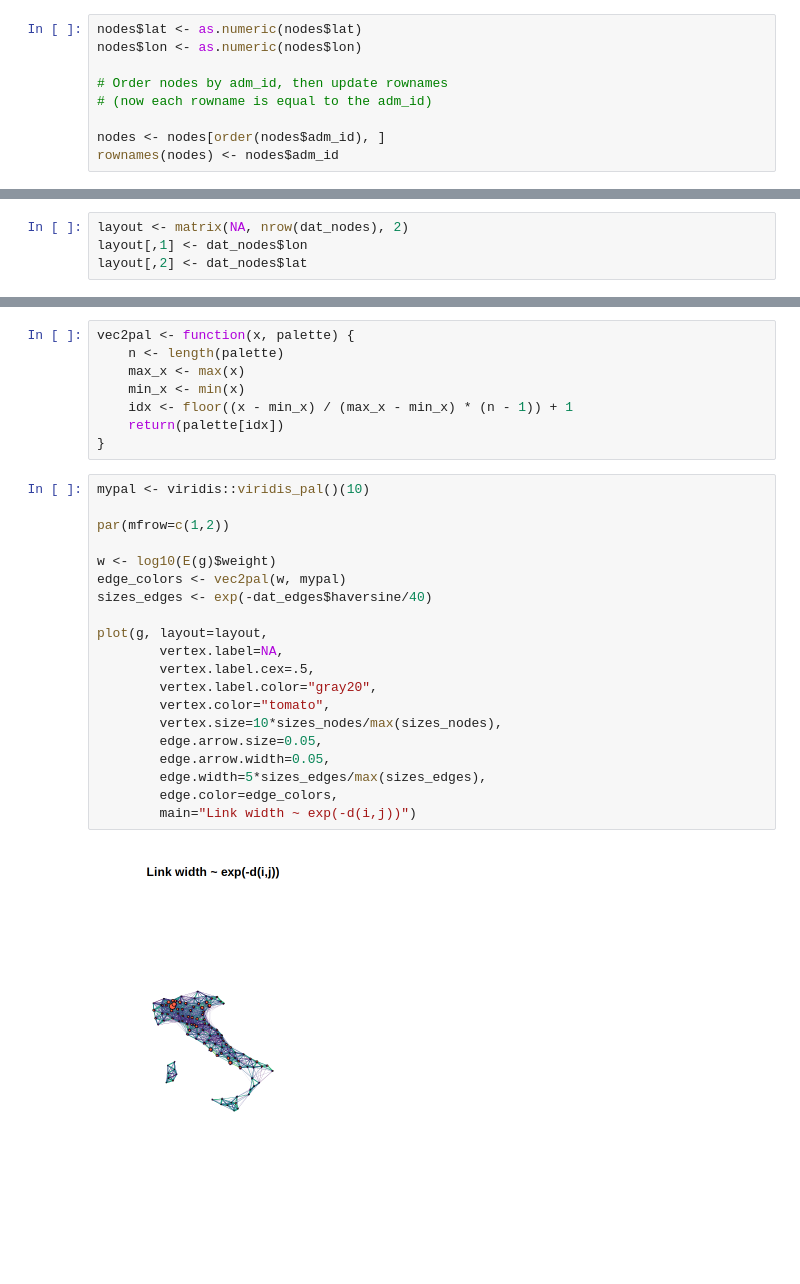
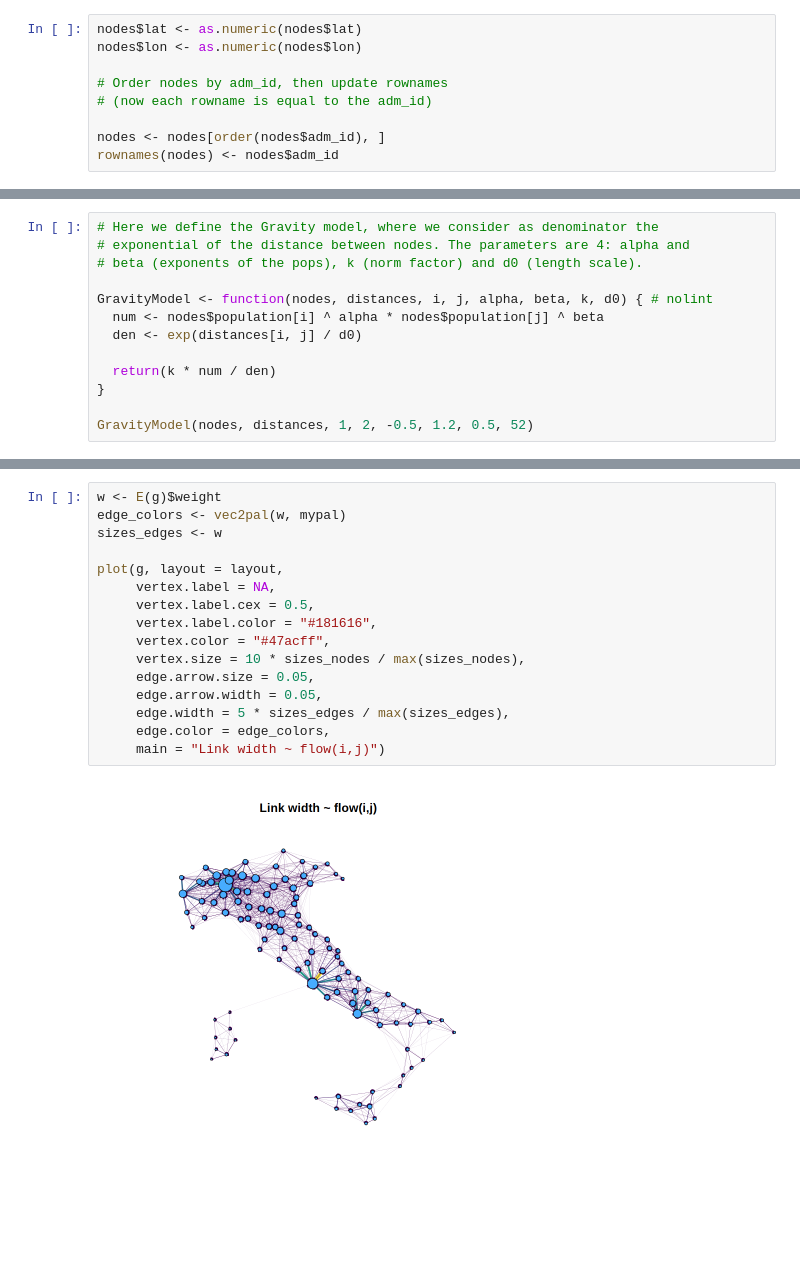
Before and after one commit to Kallo27/Complex_networks, a Jupyter notebook: Lab5.ipynb, the cells around one changed output, grey strips where cells are left out. Drawn from its saved outputs; the diff is of its cells as text; blank space fills up the shorter version.

Commit message:
Done Gravity Model (and visual)

```diff
--- a/Lab5.ipynb
+++ b/Lab5.ipynb
@@ -58,0 +197,13 @@ for (i in 1:nrow(nodes)) {
+# %%
+# Here we define the Gravity model, where we consider as denominator the
+# exponential of the distance between nodes. The parameters are 4: alpha and
+# beta (exponents of the pops), k (norm factor) and d0 (length scale).
+
+GravityModel <- function(nodes, distances, i, j, alpha, beta, k, d0) { # nolint
+  num <- nodes$population[i] ^ alpha * nodes$population[j] ^ beta
+  den <- exp(distances[i, j] / d0)
+
+  return(k * num / den)
+}
+
+GravityModel(nodes, distances, 1, 2, -0.5, 1.2, 0.5, 52)
@@ -64,4 +283,0 @@ V(g)$label <- dat_nodes$adm_name
-# %%
-layout <- matrix(NA, nrow(dat_nodes), 2)
-layout[,1] <- dat_nodes$lon
-layout[,2] <- dat_nodes$lat
@@ -79,30 +295,18 @@ plot(g, layout=layout, vertex.label=V(g)$label, vertex.label.cex=.5, vertex.labe
-# %%
-vec2pal <- function(x, palette) {
-    n <- length(palette)
-    max_x <- max(x)
-    min_x <- min(x)
-    idx <- floor((x - min_x) / (max_x - min_x) * (n - 1)) + 1
-    return(palette[idx])
-}
 # %%
-mypal <- viridis::viridis_pal()(10)
+w <- E(g)$weight
+edge_colors <- vec2pal(w, mypal)
+sizes_edges <- w
 
-par(mfrow=c(1,2))
-
-w <- log10(E(g)$weight)
-edge_colors <- vec2pal(w, mypal)
-sizes_edges <- exp(-dat_edges$haversine/40)
-
-plot(g, layout=layout,
-        vertex.label=NA,
-        vertex.label.cex=.5,
-        vertex.label.color="gray20",
-        vertex.color="tomato",
-        vertex.size=10*sizes_nodes/max(sizes_nodes),
-        edge.arrow.size=0.05,
-        edge.arrow.width=0.05,
-        edge.width=5*sizes_edges/max(sizes_edges),
-        edge.color=edge_colors,
-        main="Link width ~ exp(-d(i,j))")
+plot(g, layout = layout,
+     vertex.label = NA,
+     vertex.label.cex = 0.5,
+     vertex.label.color = "#181616",
+     vertex.color = "#47acff",
+     vertex.size = 10 * sizes_nodes / max(sizes_nodes),
+     edge.arrow.size = 0.05,
+     edge.arrow.width = 0.05,
+     edge.width = 5 * sizes_edges / max(sizes_edges),
+     edge.color = edge_colors,
+     main = "Link width ~ flow(i,j)")
 # %% [output]
-[figure, old version]
+[figure, new version]
```
Also changed, not shown: parts of 25 cells of this notebook.
